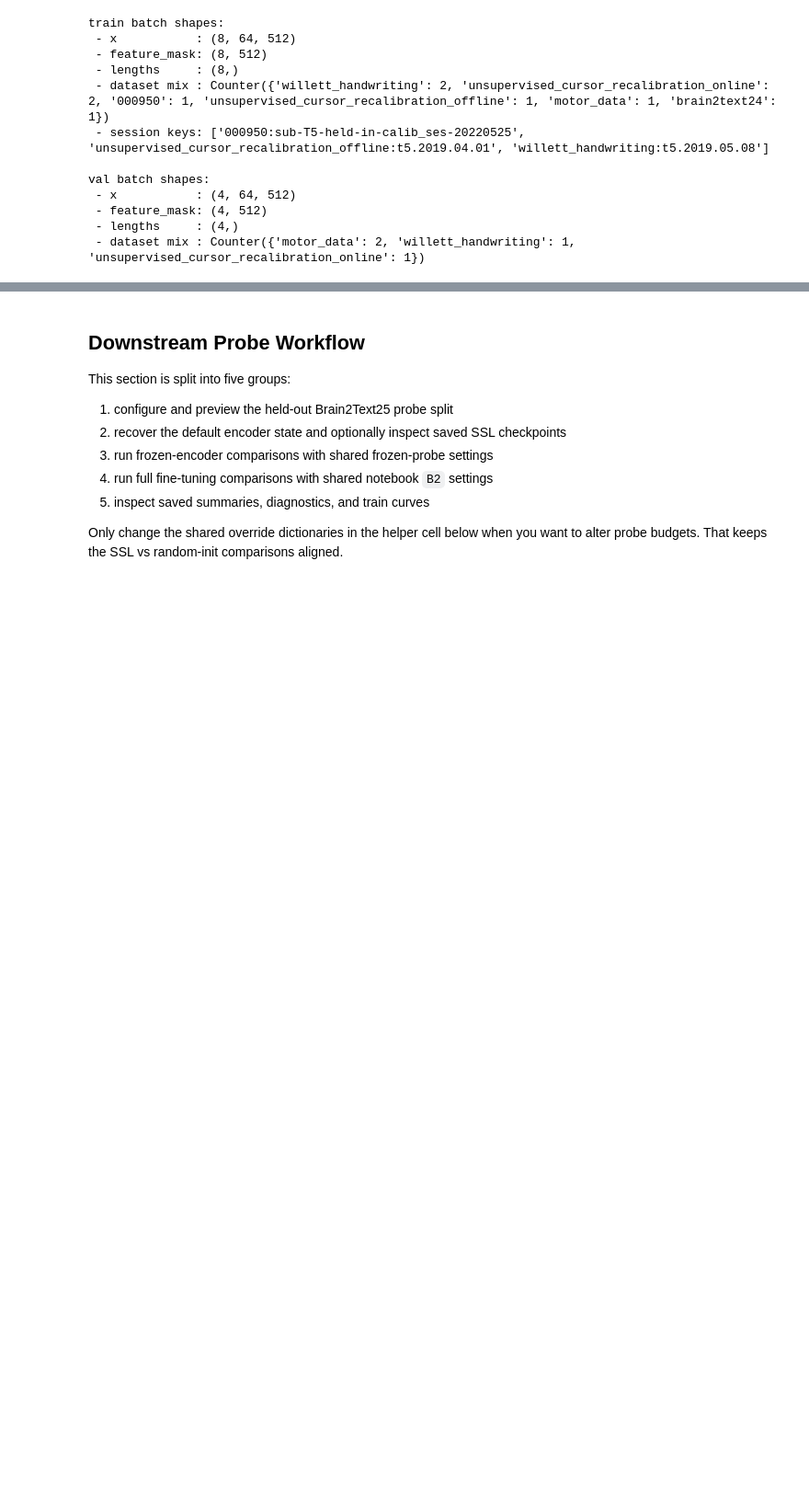
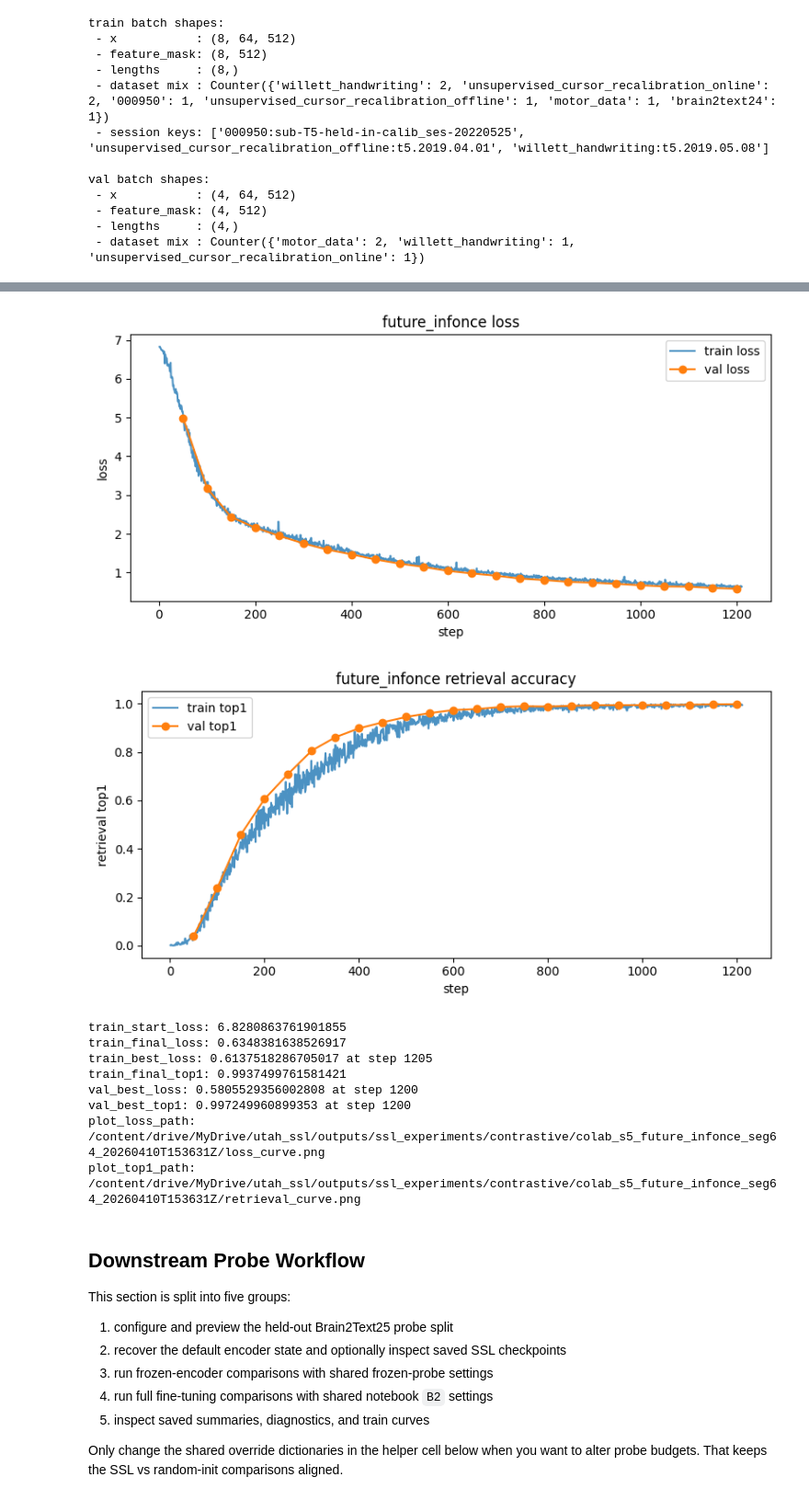
Before and after one commit to ethan-read/utah-ssl, a Jupyter notebook: analysis/active/ssl_experiments/s5_contrastive_ssl_colab.ipynb, the cells around one changed output, grey strips where cells are left out. Shown at 92% size. Cells and saved outputs as stored; diff of their text form; code cells hidden in the pictures; blank space fills up the shorter version.

Commit message:
Refine SSL notebook checkpoint recovery workflow

```diff
--- a/analysis/active/ssl_experiments/s5_contrastive_ssl_colab.ipynb
+++ b/analysis/active/ssl_experiments/s5_contrastive_ssl_colab.ipynb
@@ -130,7 +130,7 @@ SSL_AUTORESEARCH_OUTPUT_ROOT: /content/drive/MyDrive/utah_ssl/outputs/ssl_experi
 SEED = 7
 OBJECTIVE_MODE = "future_infonce"
 SEGMENT_BINS = 64
-# With patch_size=5 and stride=1, horizon=5 makes the target patch start strictly after the current patch.
+# With patch_size=4 and stride=2, horizon=6 starts the target patch strictly after the current patch.
 FUTURE_HORIZONS = (6,)
 PATCH_SIZE = 4
 PATCH_STRIDE = 2
@@ -139,7 +139,7 @@ S5_STATE_SIZE = 128
 NUM_LAYERS = 2
 DROPOUT = 0.1
 BATCH_SIZE = 32
-NUM_STEPS = 2000
+NUM_STEPS = 1000
 LEARNING_RATE = 3e-4
 WEIGHT_DECAY = 1e-2
 TEMPERATURE = 0.1
@@ -149,15 +149,16 @@ CHECKPOINT_EVERY_STEPS = 100
 DATASET_WEIGHT_ALPHA = 0.25
 EXAMPLES_PER_SHARD = 8
 POST_PROJ_NORM = "rms"
-CACHE_ACCESS_MODE = "copy_to_local"
-# CACHE_ACCESS_MODE = "drive_direct"
+# CACHE_ACCESS_MODE = "copy_to_local"
+CACHE_ACCESS_MODE = "drive_direct"
 
 LOCAL_CACHE_BASE = "/content/utah_ssl_cache"
 FORCE_RECOPY_LOCAL_CACHE = False
 EXCLUDED_DATASETS = {"brain2text25"}
 LOG_EVERY = 10
-# SSL pretraining now uses session-level featurewise z-scoring by default.
+# Use a cheap cache-context normalization during setup, then swap in precomputed SSL session z-scoring below.
 NORMALIZE_IMPL_VERSION = "session_featurewise_v1"
+CACHE_PREPARE_NORMALIZE_IMPL_VERSION = "segment_prefix_v1"
 NORMALIZE_CONTEXT_BINS = min(16, SEGMENT_BINS)  # Used only by the segment_prefix_v1 fallback.
 
 AUGMENT_CFG = {
@@ -177,7 +178,7 @@ CACHE_ACCESS_CONFIG = CacheAccessConfig(
     seed=SEED,
     segment_bins=SEGMENT_BINS,
     normalize_context_bins=NORMALIZE_CONTEXT_BINS,
-    normalize_impl_version=NORMALIZE_IMPL_VERSION,
+    normalize_impl_version=CACHE_PREPARE_NORMALIZE_IMPL_VERSION,
     examples_per_shard=EXAMPLES_PER_SHARD,
 )
 SSL_TRAINING_CONFIG = SSLTrainingConfig(
@@ -213,7 +214,8 @@ print("SSL patch config:", {
 })
 print("SSL checkpoint cadence:", CHECKPOINT_EVERY_STEPS)
 print("SSL normalization config:", {
-    "normalize_impl_version": NORMALIZE_IMPL_VERSION,
+    "ssl_normalize_impl_version": NORMALIZE_IMPL_VERSION,
+    "prepare_cache_normalize_impl_version": CACHE_PREPARE_NORMALIZE_IMPL_VERSION,
     "normalize_context_bins_fallback": NORMALIZE_CONTEXT_BINS,
 })
 print("CACHE_ACCESS_CONFIG:", CACHE_ACCESS_CONFIG)
@@ -247,7 +249,7 @@ HAS_VAL_DATASETS = CACHE_CONTEXT.has_val_datasets
 TX_DIM = CACHE_CONTEXT.tx_dim
 SBP_DIM = CACHE_CONTEXT.sbp_dim
 FULL_DIM = CACHE_CONTEXT.full_dim
-NORMALIZE_IMPL_VERSION = CACHE_CONTEXT.normalize_impl_version
+CACHE_CONTEXT_NORMALIZE_IMPL_VERSION = CACHE_CONTEXT.normalize_impl_version
 NORMALIZE_CONTEXT_BINS = CACHE_CONTEXT.normalize_context_bins
 SSL_SESSION_STATS_COUNT = len(CACHE_CONTEXT.session_feature_stats)
 
@@ -256,7 +258,8 @@ os.environ["SSL_AUTORESEARCH_CACHE_ROOT"] = str(CACHE_ROOT)
 print("CACHE_ACCESS_MODE:", CACHE_ACCESS_CONFIG.mode)
 print("CACHE_COPY_USED:", CACHE_COPY_USED)
 print("ACTIVE_CACHE_ROOT:", CACHE_ROOT)
-print("NORMALIZE_IMPL_VERSION:", NORMALIZE_IMPL_VERSION)
+print("CACHE_CONTEXT_NORMALIZE_IMPL_VERSION (before SSL stats load):", CACHE_CONTEXT_NORMALIZE_IMPL_VERSION)
+print("TARGET_SSL_NORMALIZE_IMPL_VERSION:", NORMALIZE_IMPL_VERSION)
 print("NORMALIZE_CONTEXT_BINS (fallback only):", NORMALIZE_CONTEXT_BINS)
 print("SSL_SESSION_STATS_COUNT:", SSL_SESSION_STATS_COUNT)
 print("SHARD_CACHE_RAM_GB:", SHARD_CACHE_RAM_GB)
@@ -377,9 +858,20 @@ print("SSL best step:", best_step)
 # %%
 # Plot training curves for the latest SSL run.
 if "SSL_RUN_STATE" not in globals():
-    raise RuntimeError("Run the SSL training cell first so SSL_RUN_STATE is defined.")
+    raise RuntimeError("Run the SSL training cell or the SSL recovery cell first so SSL_RUN_STATE is defined.")
 
 SSL_PLOT_STATE = plot_ssl_training_history(SSL_RUN_STATE)
+# %% [output]
+[figure, added]
+[figure, added]
+train_start_loss: 6.8280863761901855
+train_final_loss: 0.6348381638526917
+train_best_loss: 0.6137518286705017 at step 1205
+train_final_top1: 0.9937499761581421
+val_best_loss: 0.5805529356002808 at step 1200
+val_best_top1: 0.997249960899353 at step 1200
+plot_loss_path: /content/drive/MyDrive/utah_ssl/outputs/ssl_experiments/contrastive/colab_s5_future_infonce_seg64_20260410T153631Z/loss_curve.png
+plot_top1_path: /content/drive/MyDrive/utah_ssl/outputs/ssl_experiments/contrastive/colab_s5_future_infonce_seg64_20260410T153631Z/retrieval_curve.png
 # %% [markdown]
 ## Downstream Probe Workflow
 
```
Also changed, not shown: parts of 14 cells of this notebook, 1 other file.
